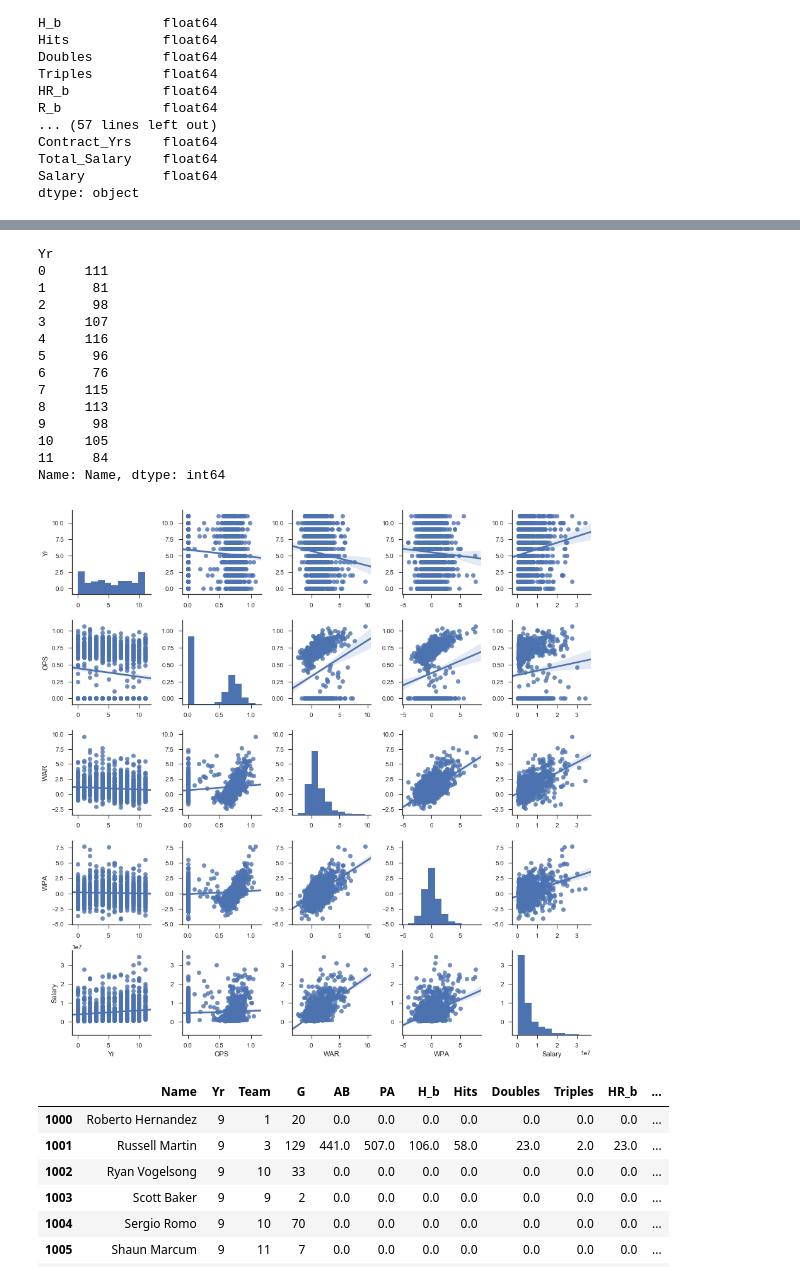
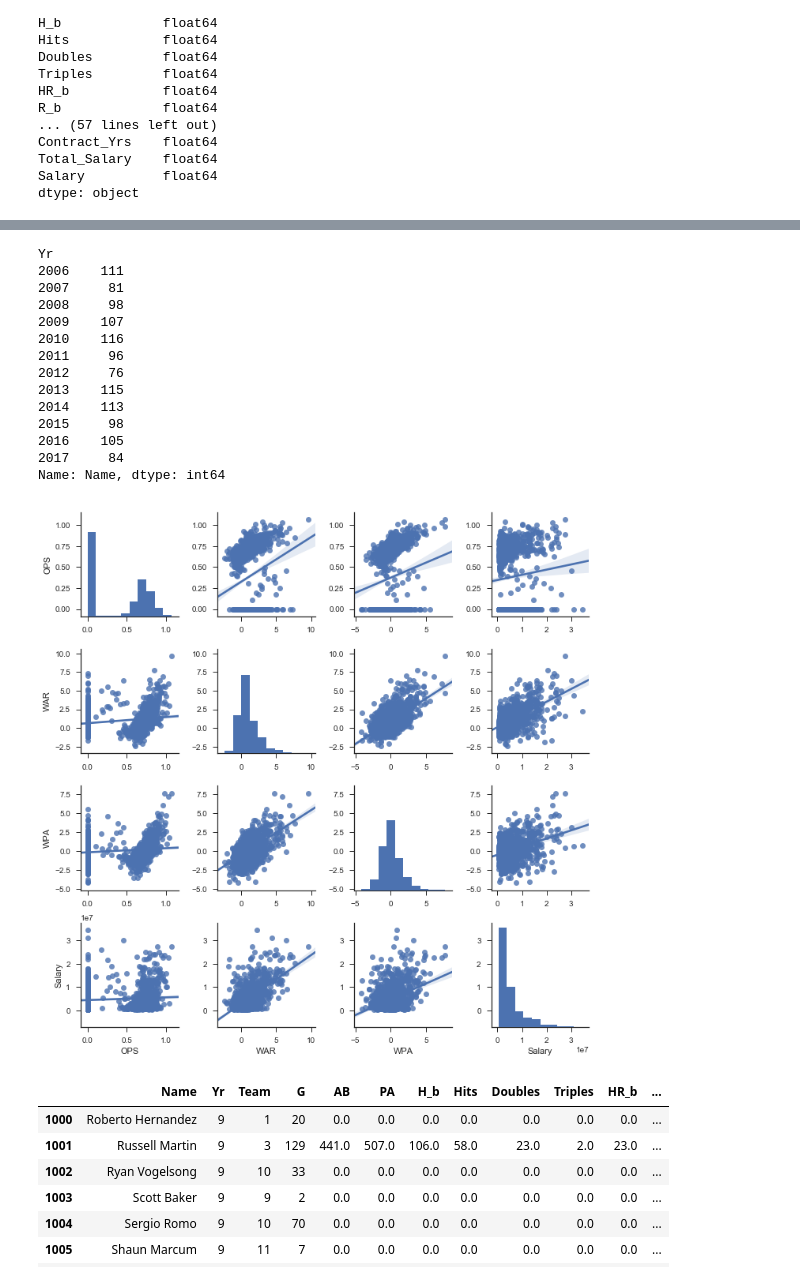
Before and after one commit to nano199019/Personal_Project, a Jupyter notebook: MLB_Project/2nd.ipynb, the cells around one changed output, grey strips where cells are left out. Saved outputs shown, nothing was run; the diff lists cells and outputs as text; code cells hidden in the pictures.

```diff
--- a/MLB_Project/2nd.ipynb
+++ b/MLB_Project/2nd.ipynb
@@ -15,7 +15,7 @@ from datetime import datetime
 pd.set_option('display.max_rows', None)
 pd.set_option('display.max_columns', None)
 # %%
-df = pd.read_csv('../csv/mlb_fa_list.csv')
+df = pd.read_csv('../dataset/mlb_fa_list.csv')
 
 print(df.shape)
 df.tail()
@@ -93,31 +93,31 @@ plt.show()
 df.groupby('Yr').count()['Name']
 # %% [output]
 Yr
-0     111
-1      81
-2      98
-3     107
-4     116
-5      96
-6      76
-7     115
-8     113
-9      98
-10    105
-11     84
+2006    111
+2007     81
+2008     98
+2009    107
+2010    116
+2011     96
+2012     76
+2013    115
+2014    113
+2015     98
+2016    105
+2017     84
 Name: Name, dtype: int64
 # %%
 ## 연봉(Salary)과 선수로서의 주요 지표들 간 관계를 pairplot을 통해 확인
 
-cols = ["Yr", "OPS", "WAR", "WPA", "Salary"]
+cols = ["OPS", "WAR", "WPA", "Salary"]
 sns.set(style="ticks")
 g = sns.pairplot(df[cols], kind="reg")
 
 # cols = ["WAR", "wRC_Plus", "WPA", "Salary"]
 # sns.pairplot(df[cols])
 # plt.show()
 # %% [output]
-[figure, old version]
+[figure, new version]
 # %%
 ## Encoding Two Categorical Columns
 
```
Also changed, not shown: parts of 38 cells of this notebook.
